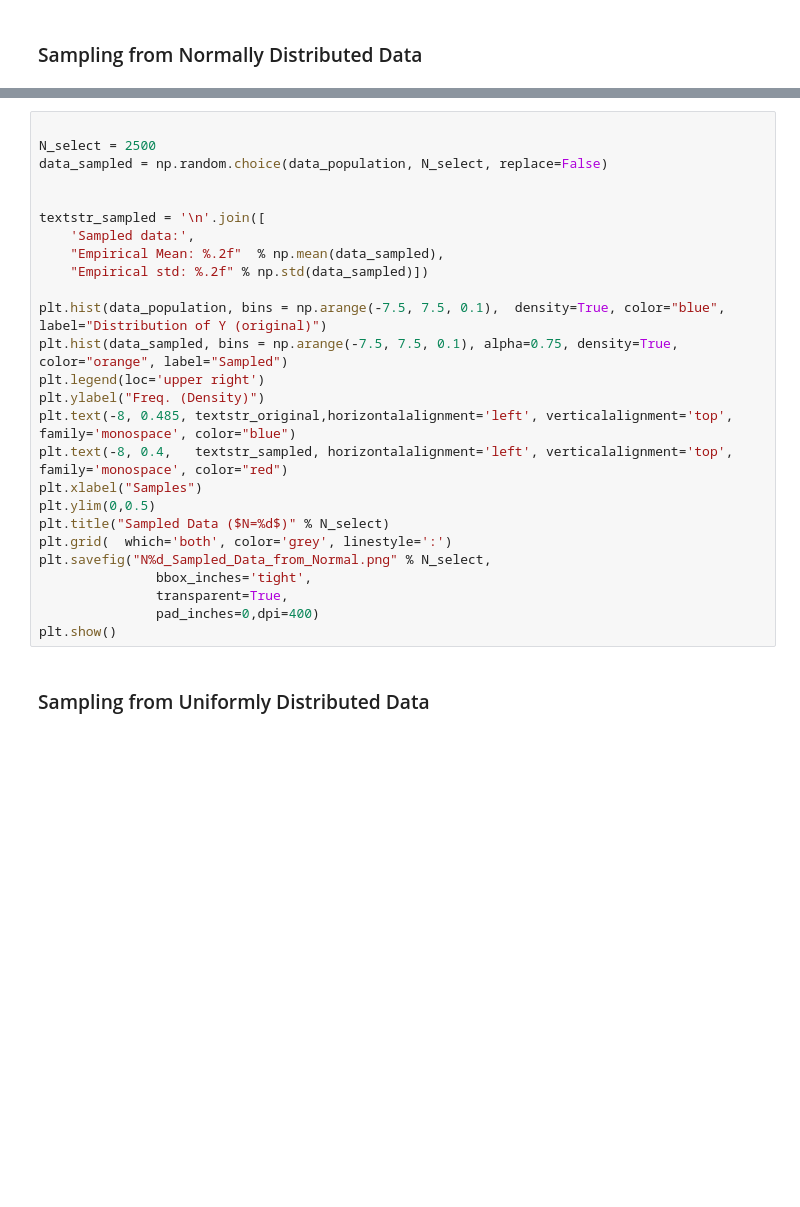
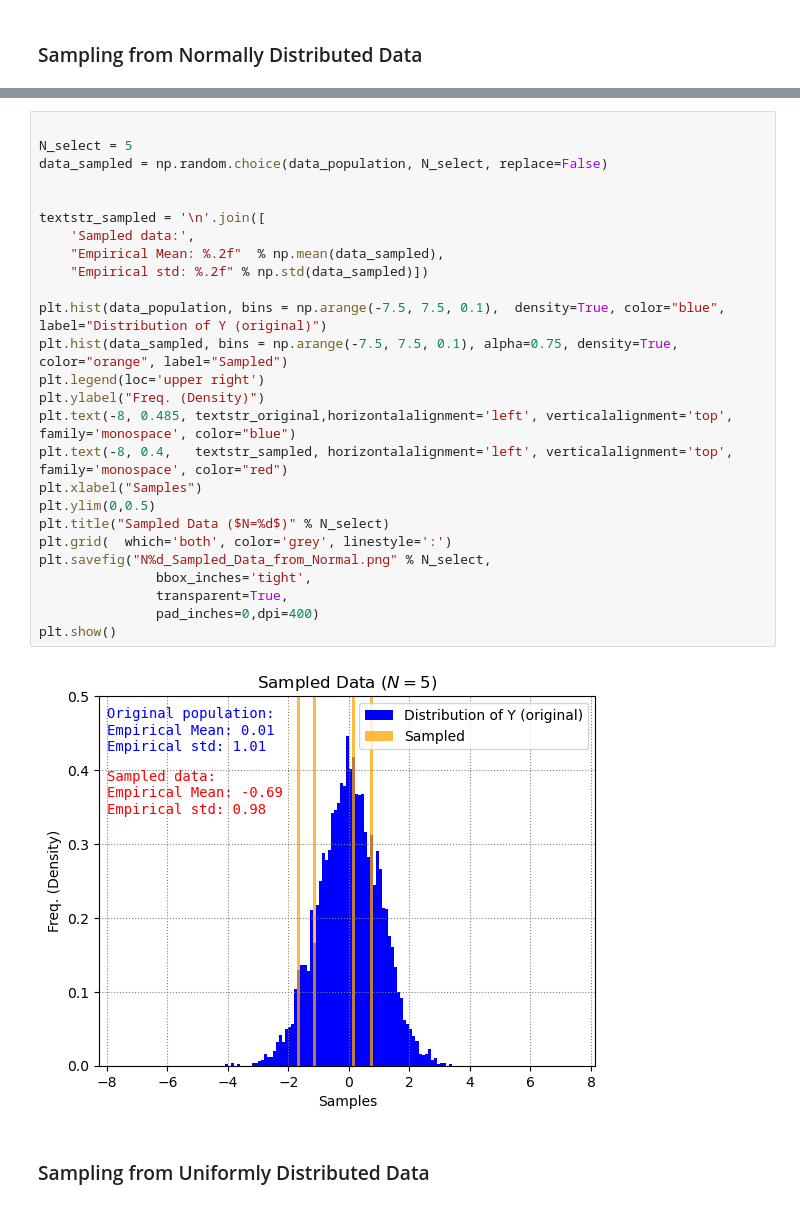
Before and after one commit to GenAI-CUEE/Estimation-Theory-EE523, a Jupyter notebook: Tutorial1/main.ipynb, the cells around one changed output, grey strips where cells are left out. Saved outputs shown, nothing was run; the diff lists cells and outputs as text; blank space fills up the shorter version.

```diff
--- a/Tutorial1/main.ipynb
+++ b/Tutorial1/main.ipynb
@@ -81,29 +83,31 @@ plt.show()
 # %%
 
-N_select = 2500
+N_select = 5
 data_sampled = np.random.choice(data_population, N_select, replace=False)
 
 
 textstr_sampled = '\n'.join([
     'Sampled data:',
     "Empirical Mean: %.2f"  % np.mean(data_sampled),
     "Empirical std: %.2f" % np.std(data_sampled)])
 
 plt.hist(data_population, bins = np.arange(-7.5, 7.5, 0.1),  density=True, color="blue",  label="Distribution of Y (original)")
 plt.hist(data_sampled, bins = np.arange(-7.5, 7.5, 0.1), alpha=0.75, density=True, color="orange", label="Sampled")
 plt.legend(loc='upper right')
 plt.ylabel("Freq. (Density)")
 plt.text(-8, 0.485, textstr_original,horizontalalignment='left', verticalalignment='top', family='monospace', color="blue")
 plt.text(-8, 0.4,   textstr_sampled, horizontalalignment='left', verticalalignment='top', family='monospace', color="red")
 plt.xlabel("Samples")
 plt.ylim(0,0.5)
 plt.title("Sampled Data ($N=%d$)" % N_select)
 plt.grid(  which='both', color='grey', linestyle=':')
 plt.savefig("N%d_Sampled_Data_from_Normal.png" % N_select,
                bbox_inches='tight',
                transparent=True,
                pad_inches=0,dpi=400)
 plt.show()
+# %% [output]
+[figure, added]
 # %% [markdown]
 ### Sampling from Uniformly Distributed Data
 # %%
```
Also changed, not shown: parts of 8 cells of this notebook.
